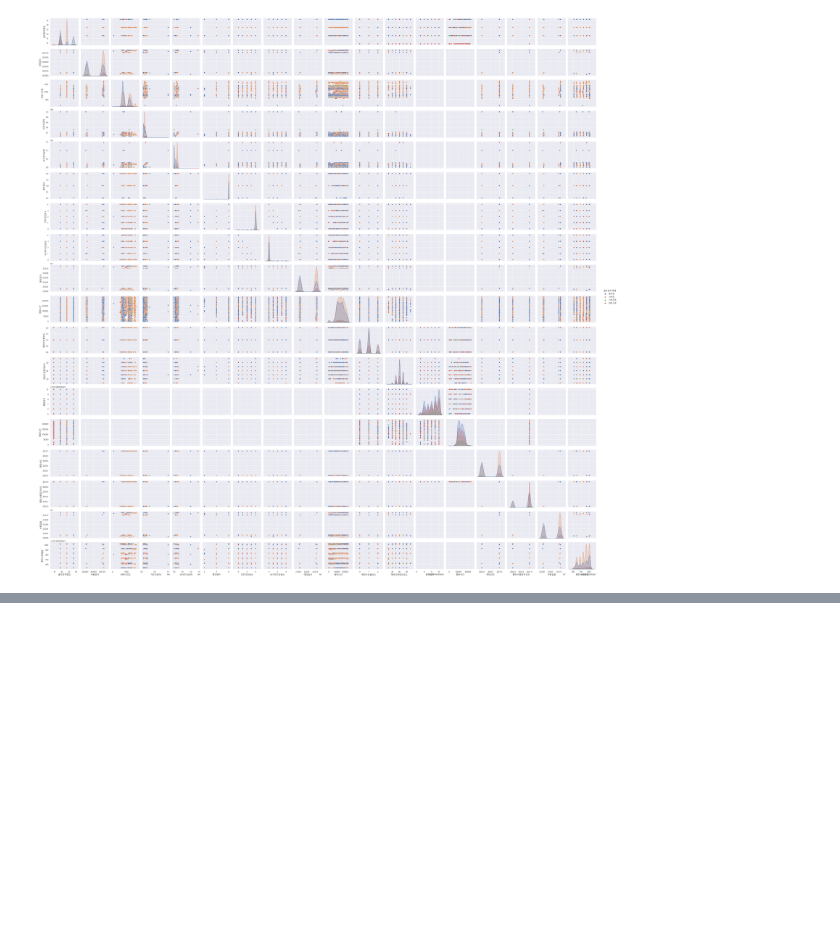
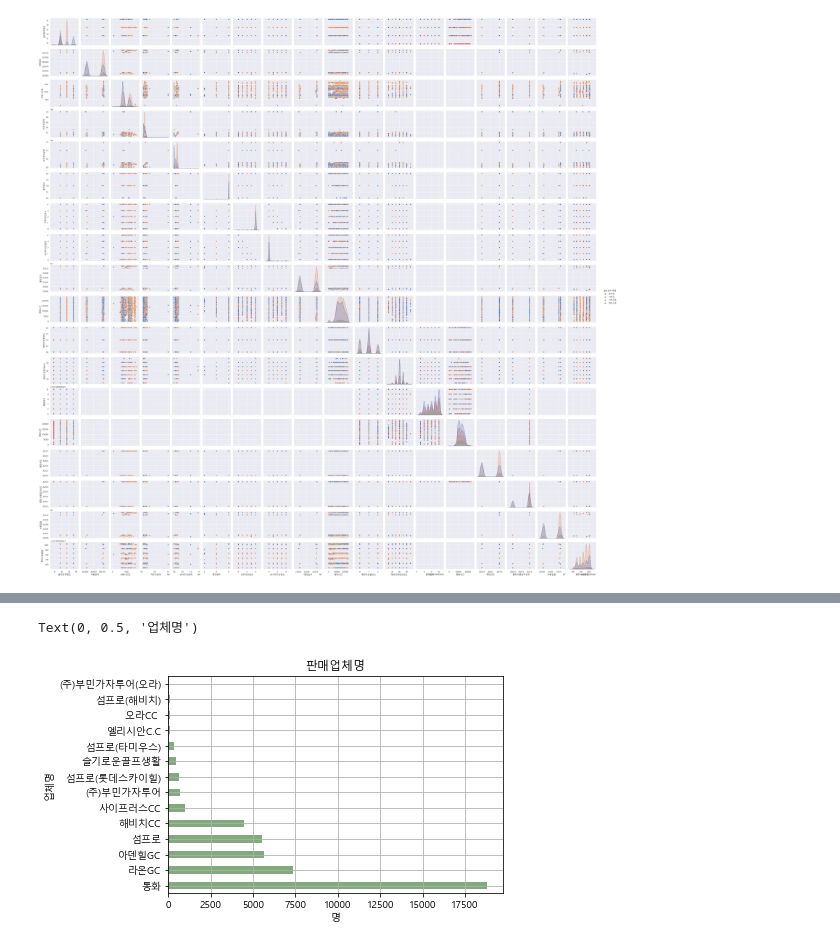
Before and after one commit to minwooking/Next_Ez_Training, a Jupyter notebook: golf10_seaborn.ipynb, the cells around one changed output, grey strips where cells are left out. Saved outputs shown, nothing was run; the diff lists cells and outputs as text; code cells hidden in the pictures; blank space fills up the shorter version.

```diff
--- a/golf10_seaborn.ipynb
+++ b/golf10_seaborn.ipynb
@@ -204,0 +242,9 @@ sns.pairplot(df,hue='골프장지역명')
+# %%
+df.판매업체명.value_counts().plot.barh(color='#81AB7D')
+plt.grid()
+plt.title('판매업체명')
+plt.xlabel('명')
+plt.ylabel('업체명')
+# %% [output]
+Text(0, 0.5, '업체명')
+[figure, added]
```
Also changed, not shown: parts of 15 cells of this notebook, 3 other files.
